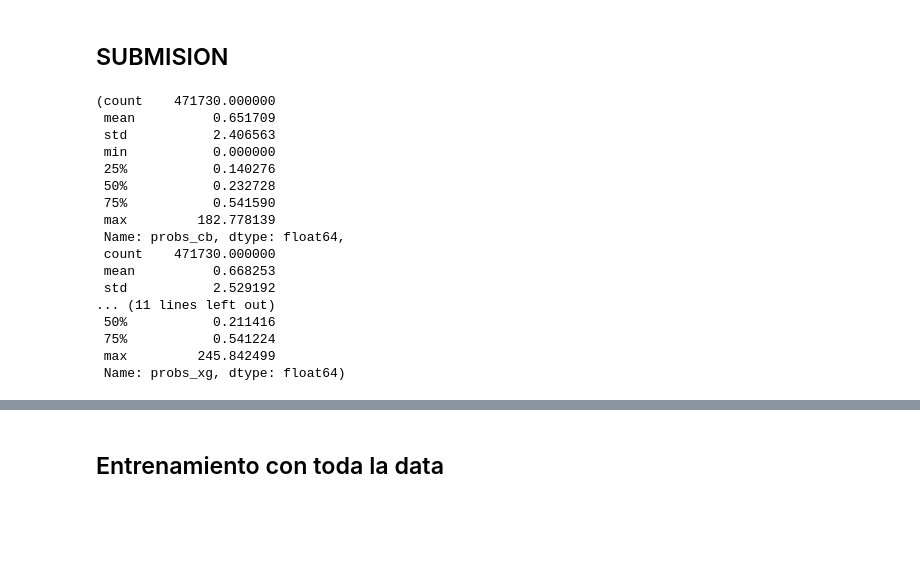
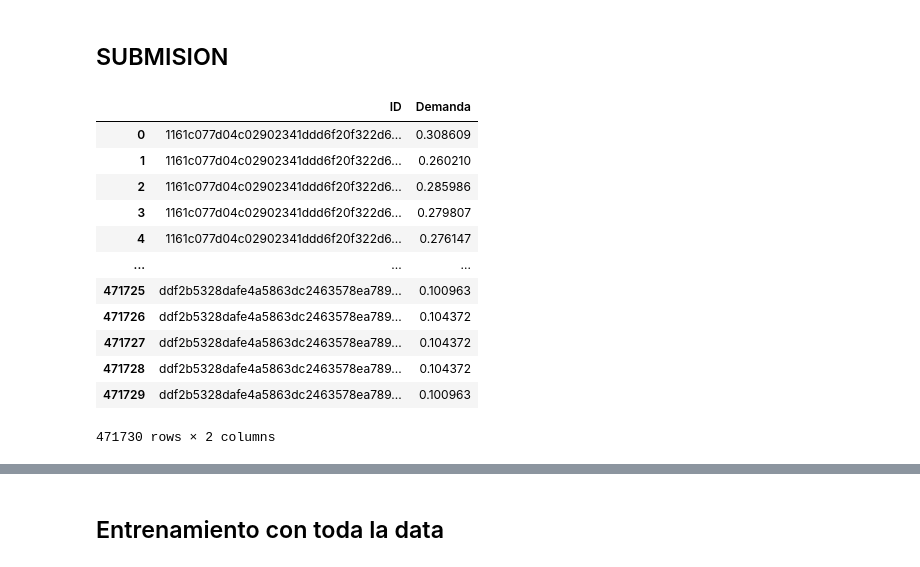
Before and after one commit to MiltonCalamaro/Datathon-Entel-2022-Reto-2, a Jupyter notebook: notebooks/datahon-entel-reto-2.ipynb, the cells around one changed output, grey strips where cells are left out. Cells and saved outputs as stored; diff of their text form; code cells hidden in the pictures; blank space fills up the shorter version.

```diff
--- a/notebooks/datahon-entel-reto-2.ipynb
+++ b/notebooks/datahon-entel-reto-2.ipynb
@@ -731,11 +689,9 @@ test_probs_cb = test_probs.copy()
 from sklearn.metrics import mean_squared_error
 from lightgbm import LGBMRegressor
 from sklearn.model_selection import ParameterGrid
-#colsample_bytree
-# subsample
-# params = ParameterGrid({"max_depth":[12, 14], "learning_rate":[0.166414, 0.05, 0.1, 0.2]})
-params = ParameterGrid({"colsample_bytree":[ 1.0], 'subsample':[1.0], 'boosting_type':['gbdt'],
-                        'max_depth':[18], 'learning_rate':[0.2], 'importance_type':['gain'], 'num_leaves':[100], 'min_split_gain':[0.1] })
+
+params = ParameterGrid({ 'max_depth':[15], 'learning_rate':[0.2], 'num_leaves':[100], 'min_split_gain':[0.1] })
+
 for param in params:
     fi = []
     test_probs = []
@@ -1003,29 +1045,26 @@ Name: probs_xg, dtype: float64
 test_probs_xg = test_probs.copy()
 # %% [markdown]
 ## SUBMISION
-# %%
-test_probs_cb.describe(), test_probs_lg.describe(), test_probs_xg.describe()
-# %% [output]
-(count    471730.000000
- mean          0.651709
- std           2.406563
- min           0.000000
- 25%           0.140276
- 50%           0.232728
- 75%           0.541590
- max         182.778139
- Name: probs_cb, dtype: float64,
- count    471730.000000
- mean          0.668253
- std           2.529192
-... (11 lines left out)
- 50%           0.211416
- 75%           0.541224
- max         245.842499
- Name: probs_xg, dtype: float64)
 # %%
+# test_probs = test_probs_cb*0.55 + test_probs_lg*0.45
+# test_probs = test_probs_cb.copy()
 # test_probs = test_probs_lg.copy()
-# test_probs.name = 'Demanda'
-# test_submit = test_probs.reset_index()[['ID','Demanda']]
-# test_submit
+test_probs = test_probs_xg.copy()
+test_probs.name = 'Demanda'
+test_submit = test_probs.reset_index()[['ID','Demanda']]
+test_submit
+# %% [output]
+|  | ID | Demanda |
+| 0 | 1161c077d04c02902341ddd6f20f322d6... | 0.308609 |
+| 1 | 1161c077d04c02902341ddd6f20f322d6... | 0.260210 |
+| 2 | 1161c077d04c02902341ddd6f20f322d6... | 0.285986 |
+| 3 | 1161c077d04c02902341ddd6f20f322d6... | 0.279807 |
+| 4 | 1161c077d04c02902341ddd6f20f322d6... | 0.276147 |
+| ... | ... | ... |
+| 471725 | ddf2b5328dafe4a5863dc2463578ea789... | 0.100963 |
+| 471726 | ddf2b5328dafe4a5863dc2463578ea789... | 0.104372 |
+| 471727 | ddf2b5328dafe4a5863dc2463578ea789... | 0.104372 |
+| 471728 | ddf2b5328dafe4a5863dc2463578ea789... | 0.104372 |
+| 471729 | ddf2b5328dafe4a5863dc2463578ea789... | 0.100963 |
+471730 rows × 2 columns
 # %%
```
Also changed, not shown: parts of 21 cells of this notebook, 4 other files.
